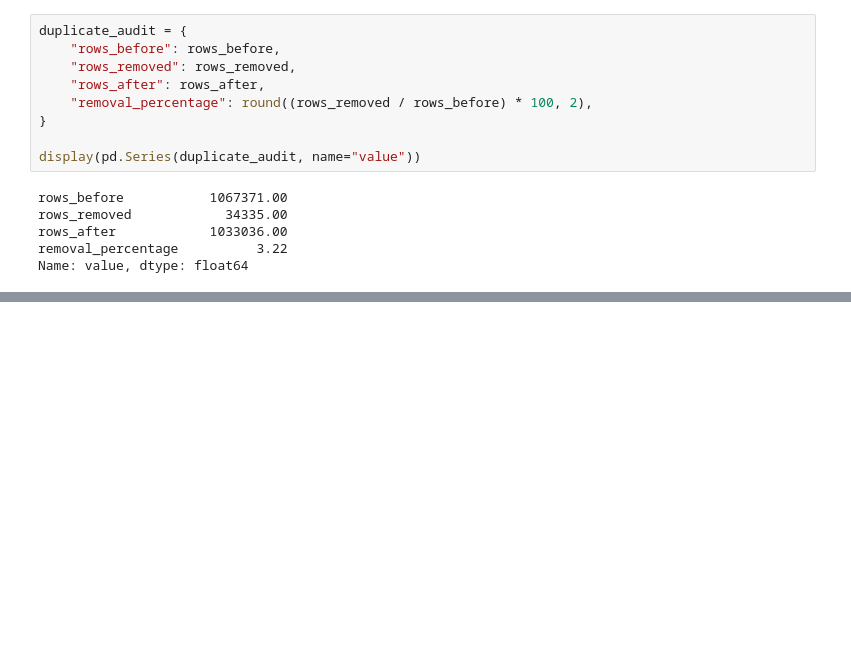
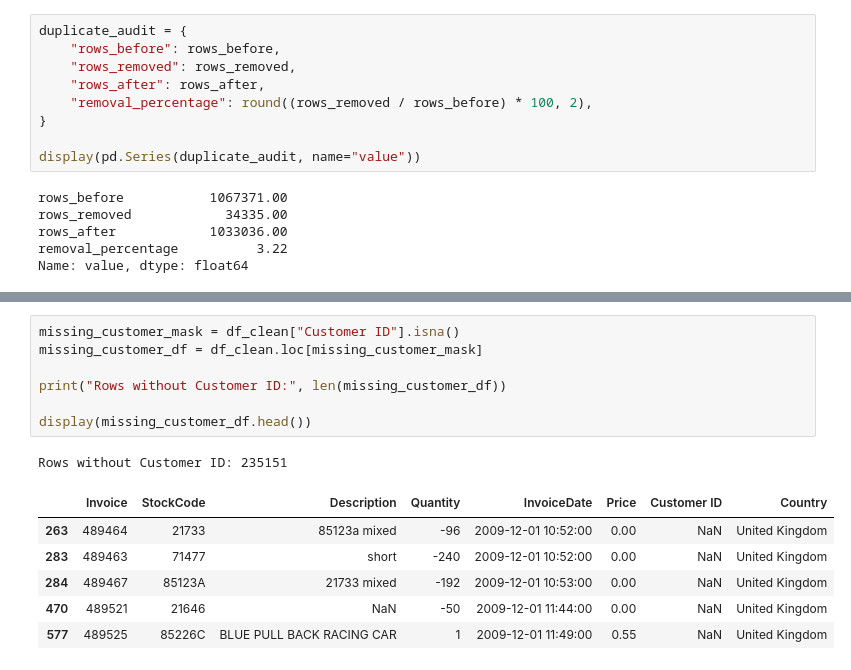
Before and after one commit to siddardha-007/retail-pulse-analytics, a Jupyter notebook: notebooks/02_data_cleaning.ipynb, the cells around one changed output, grey strips where cells are left out. Cells and saved outputs as stored; diff of their text form; blank space fills up the shorter version.

```diff
--- a/notebooks/02_data_cleaning.ipynb
+++ b/notebooks/02_data_cleaning.ipynb
@@ -110,0 +141,15 @@ Name: value, dtype: float64
+# %%
+missing_customer_mask = df_clean["Customer ID"].isna()
+missing_customer_df = df_clean.loc[missing_customer_mask]
+
+print("Rows without Customer ID:", len(missing_customer_df))
+
+display(missing_customer_df.head())
+# %% [output]
+Rows without Customer ID: 235151
+|  | Invoice | StockCode | Description | Quantity | InvoiceDate | Price | Customer ID | Country |
+| 263 | 489464 | 21733 | 85123a mixed | -96 | 2009-12-01 10:52:00 | 0.00 | NaN | United Kingdom |
+| 283 | 489463 | 71477 | short | -240 | 2009-12-01 10:52:00 | 0.00 | NaN | United Kingdom |
+| 284 | 489467 | 85123A | 21733 mixed | -192 | 2009-12-01 10:53:00 | 0.00 | NaN | United Kingdom |
+| 470 | 489521 | 21646 | NaN | -50 | 2009-12-01 11:44:00 | 0.00 | NaN | United Kingdom |
+| 577 | 489525 | 85226C | BLUE PULL BACK RACING CAR | 1 | 2009-12-01 11:49:00 | 0.55 | NaN | United Kingdom |
```
Also changed, not shown: parts of 11 cells of this notebook.
